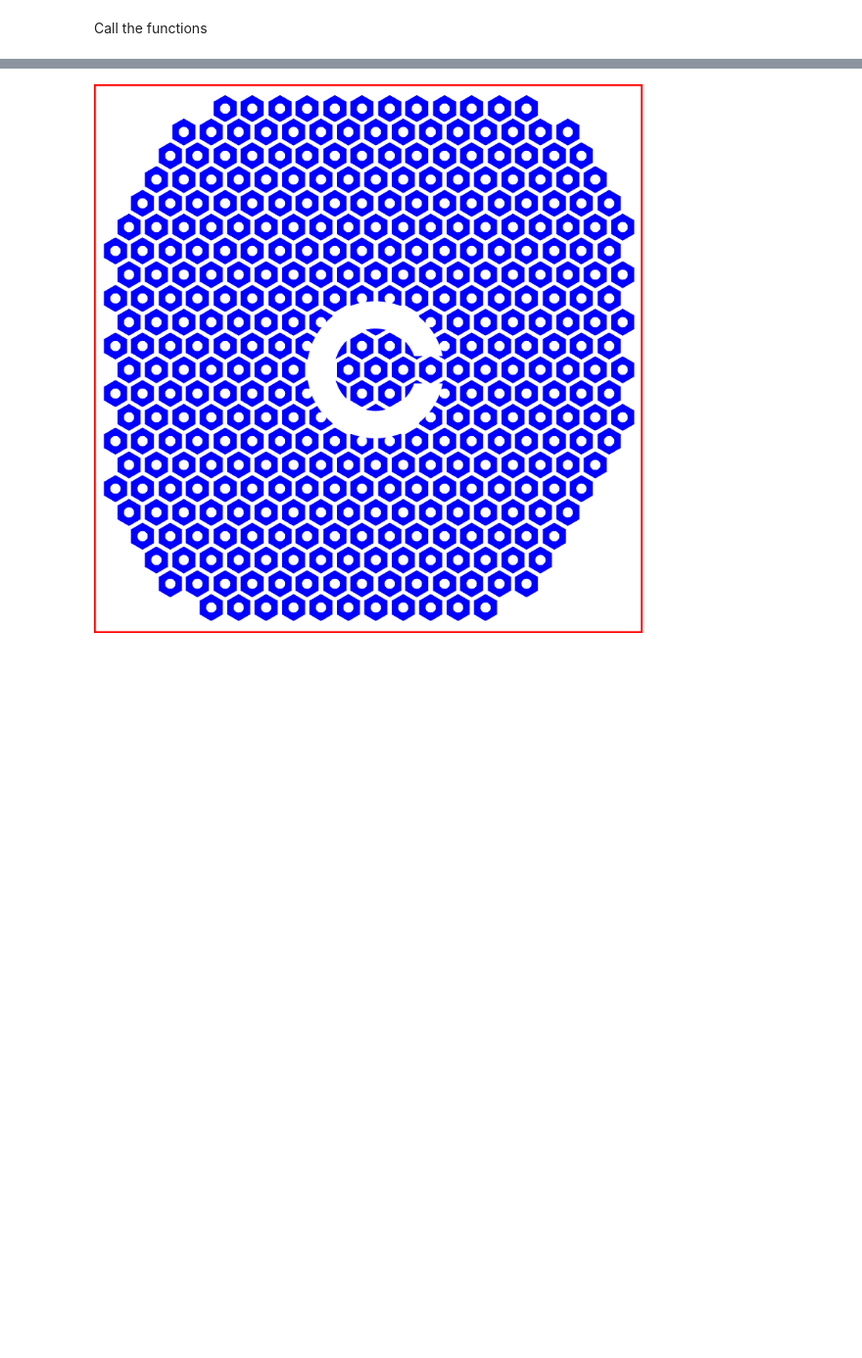
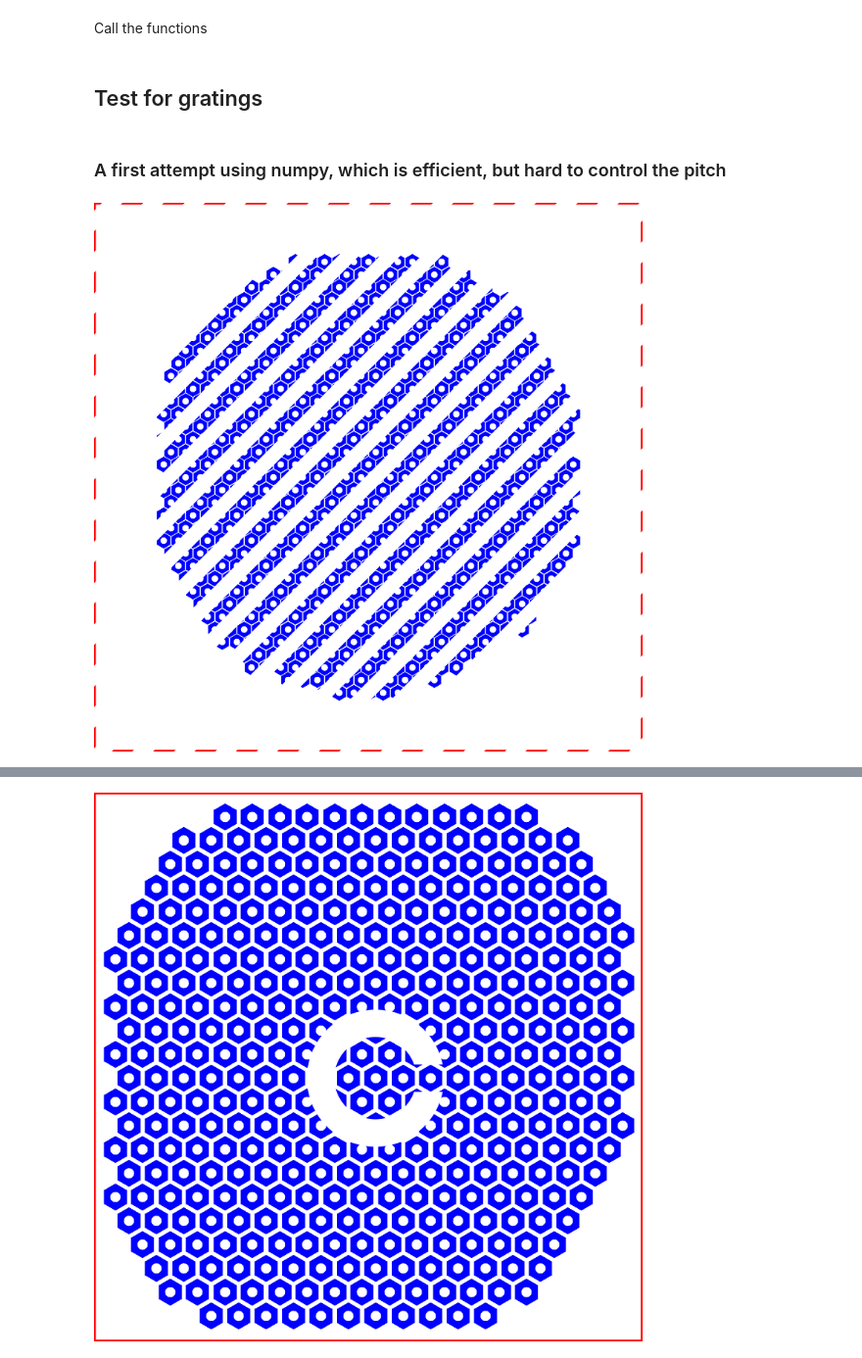
Before and after one commit to PalankerLab/RPSim, a Jupyter notebook: run_stages/image_generation.ipynb, the cells around one changed output, grey strips where cells are left out. Shown at 98% size. Saved outputs shown, nothing was run; the diff lists cells and outputs as text; code cells hidden in the pictures; blank space fills up the shorter version.

Commit message:
Added the grating functionality. Improved previous functions, added documentation, automated.

```diff
--- a/run_stages/image_generation.ipynb
+++ b/run_stages/image_generation.ipynb
@@ -298,3 +277,7 @@ print(center_x, center_y)
 [figure]
 # %% [markdown]
 Call the functions
+# %% [markdown]
+## Test for gratings
+# %% [markdown]
+### A first attempt using numpy, which is efficient, but hard to control the pitch
@@ -300,0 +326,13 @@ Call the functions
+# %%
+electrode_pixel_size = 40
+width_grating = 40
+pitch_grating = 40
+wavelength = 100  # Adjust the spatial frequency as needed
+rotation = 45  # Adjust the angle of the grating as needed
+position_user = (0, 0)
+
+overlay, projected = draw_grating(electrode_pixel_size, width_grating, rotation, position_user)
+# %%
+overlay
+# %% [output]
+[figure, added]
```
Also changed, not shown: parts of 16 cells of this notebook, 1 other file.
